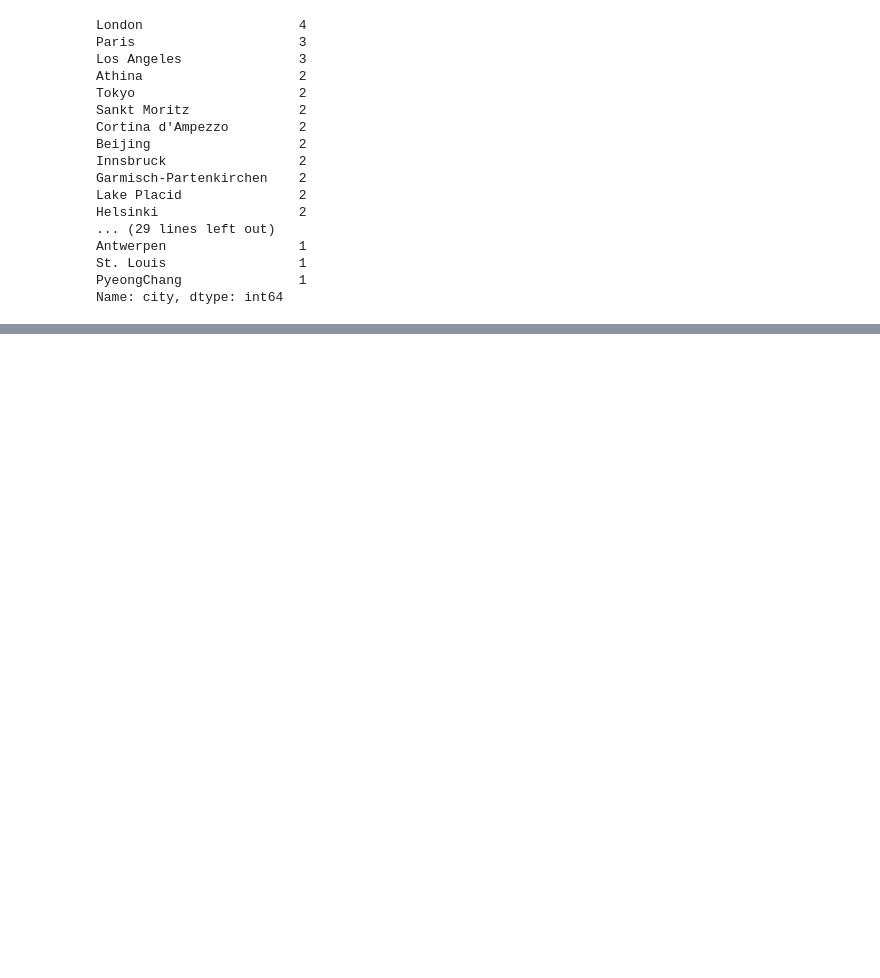
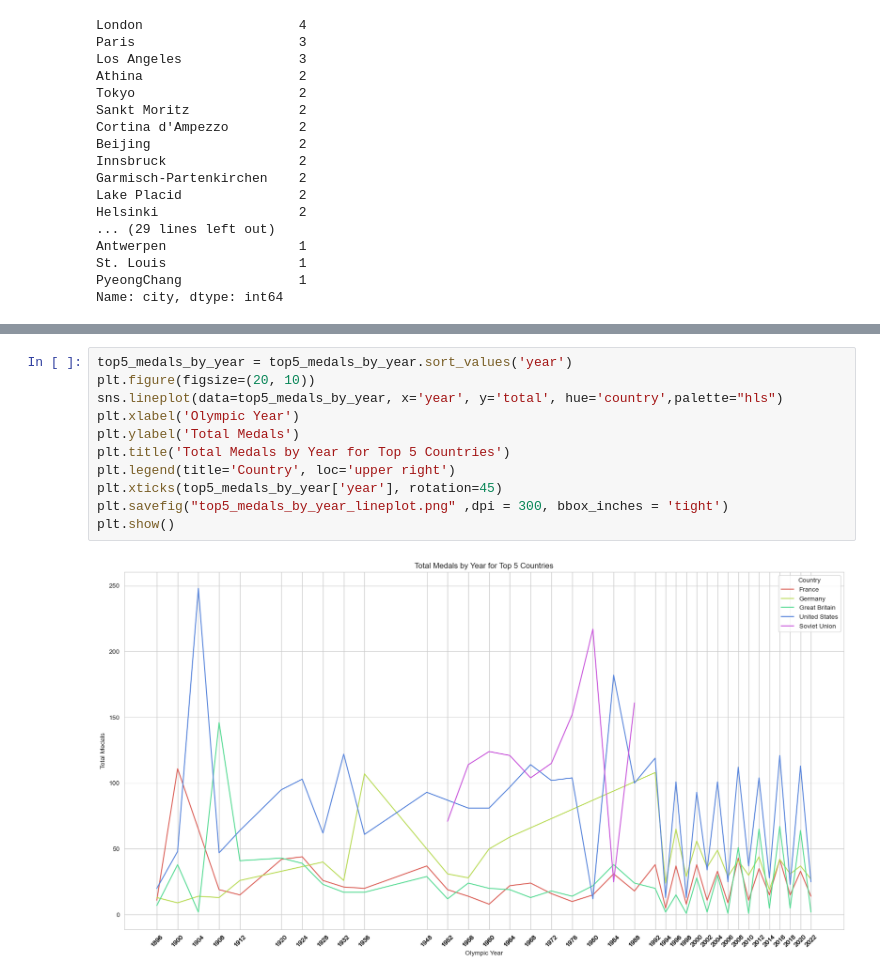
Before and after one commit to gururaser/data-analysis-of-olympic-games, a Jupyter notebook: data_analysis_of_olympic_games.ipynb, the cells around one changed output, grey strips where cells are left out. Drawn from its saved outputs; the diff is of its cells as text; blank space fills up the shorter version.

```diff
--- a/data_analysis_of_olympic_games.ipynb
+++ b/data_analysis_of_olympic_games.ipynb
@@ -228,0 +332,13 @@ Name: city, dtype: int64
+# %%
+top5_medals_by_year = top5_medals_by_year.sort_values('year')
+plt.figure(figsize=(20, 10))
+sns.lineplot(data=top5_medals_by_year, x='year', y='total', hue='country',palette="hls")
+plt.xlabel('Olympic Year')
+plt.ylabel('Total Medals')
+plt.title('Total Medals by Year for Top 5 Countries')
+plt.legend(title='Country', loc='upper right')
+plt.xticks(top5_medals_by_year['year'], rotation=45)
+plt.savefig("top5_medals_by_year_lineplot.png" ,dpi = 300, bbox_inches = 'tight')
+plt.show()
+# %% [output]
+[figure, added]
```
Also changed, not shown: parts of 19 cells of this notebook.
